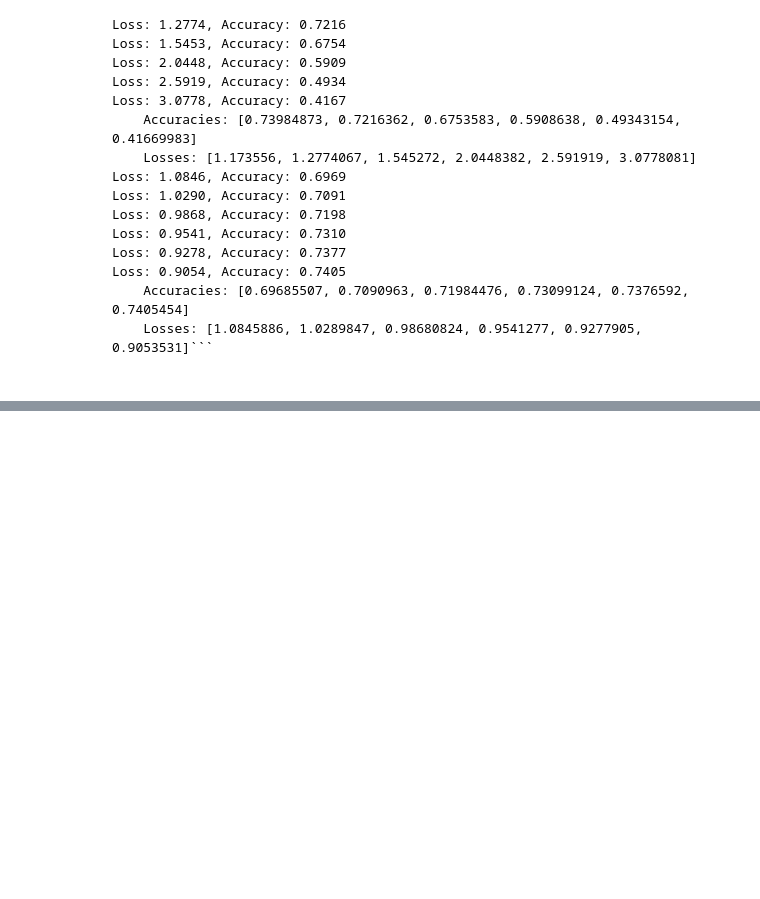
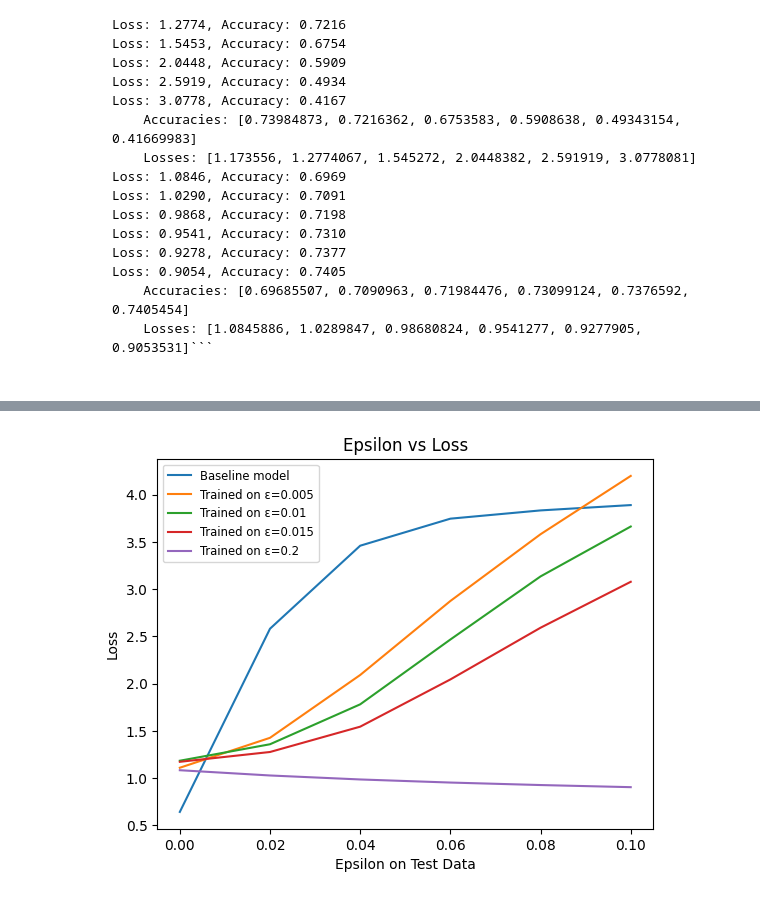
Before and after one commit to bliutech/adversarial-networks, a Jupyter notebook: rnn.ipynb, the cells around one changed output, grey strips where cells are left out. Drawn from its saved outputs; the diff is of its cells as text; code cells hidden in the pictures; blank space fills up the shorter version.

```diff
--- a/rnn.ipynb
+++ b/rnn.ipynb
@@ -440,0 +441,21 @@ plt.show()
+# %%
+import matplotlib.pyplot as plt
+
+additional_epsilons = [0, 0.02,0.04,0.06,0.08,0.1]
+plt.title("Epsilon vs Loss")
+l_baseline = [0.64346004, 2.581487, 3.4594796, 3.7455175, 3.832866, 3.8892255]
+plt.plot(additional_epsilons, l_baseline, "-",label="Baseline model")
+l_005 = [1.1107652, 1.4273956, 2.0919132, 2.874687, 3.5809882, 4.197693]
+plt.plot(additional_epsilons, l_005, "-",label="Trained on \u03B5="+str(0.005))
+l_001 = [1.1849941, 1.3593006, 1.7815233, 2.4671285, 3.1346896, 3.6624405]
+plt.plot(additional_epsilons, l_001, "-",label="Trained on \u03B5="+str(0.01))
+l_0015 = [1.173556, 1.2774067, 1.545272, 2.0448382, 2.591919, 3.0778081]
+plt.plot(additional_epsilons, l_0015, "-",label="Trained on \u03B5="+str(0.015))
+l_02 = [1.0845886, 1.0289847, 0.98680824, 0.9541277, 0.9277905, 0.9053531]
+plt.plot(additional_epsilons, l_02, "-",label="Trained on \u03B5="+str(0.2))
+plt.xlabel("Epsilon on Test Data")
+plt.ylabel("Loss")
+plt.legend(loc="upper left", fontsize='small')
+plt.show()
+# %% [output]
+[figure, added]
```
Also changed, not shown: parts of 1 cell of this notebook.
